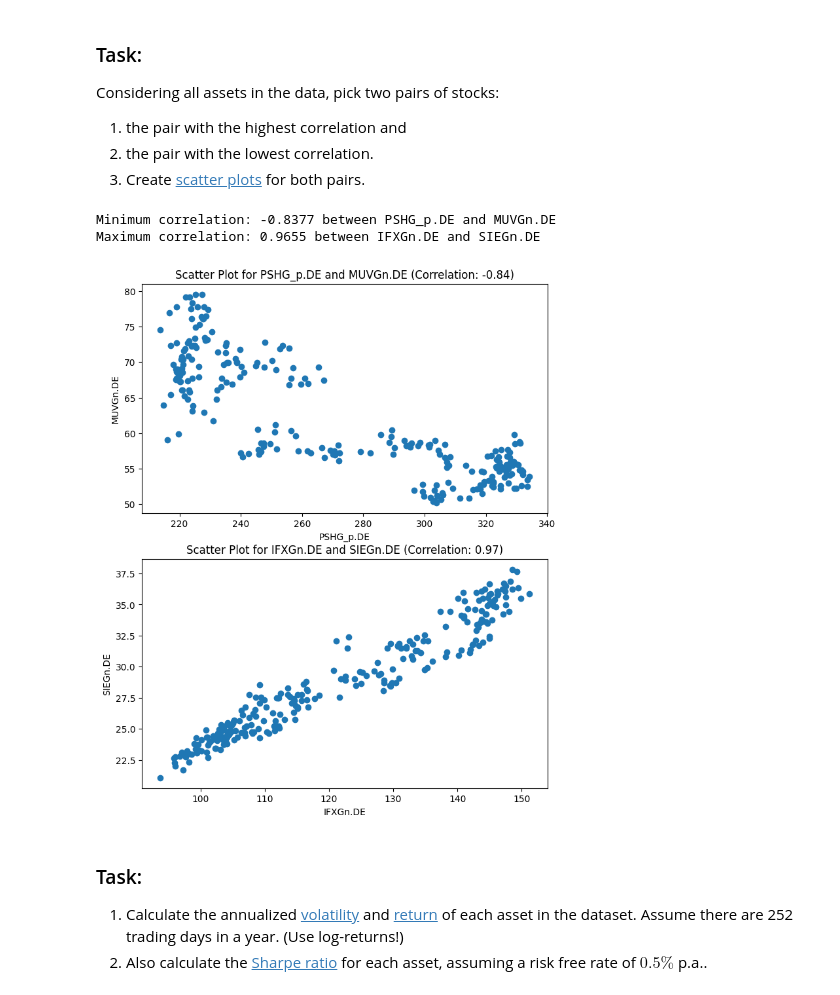
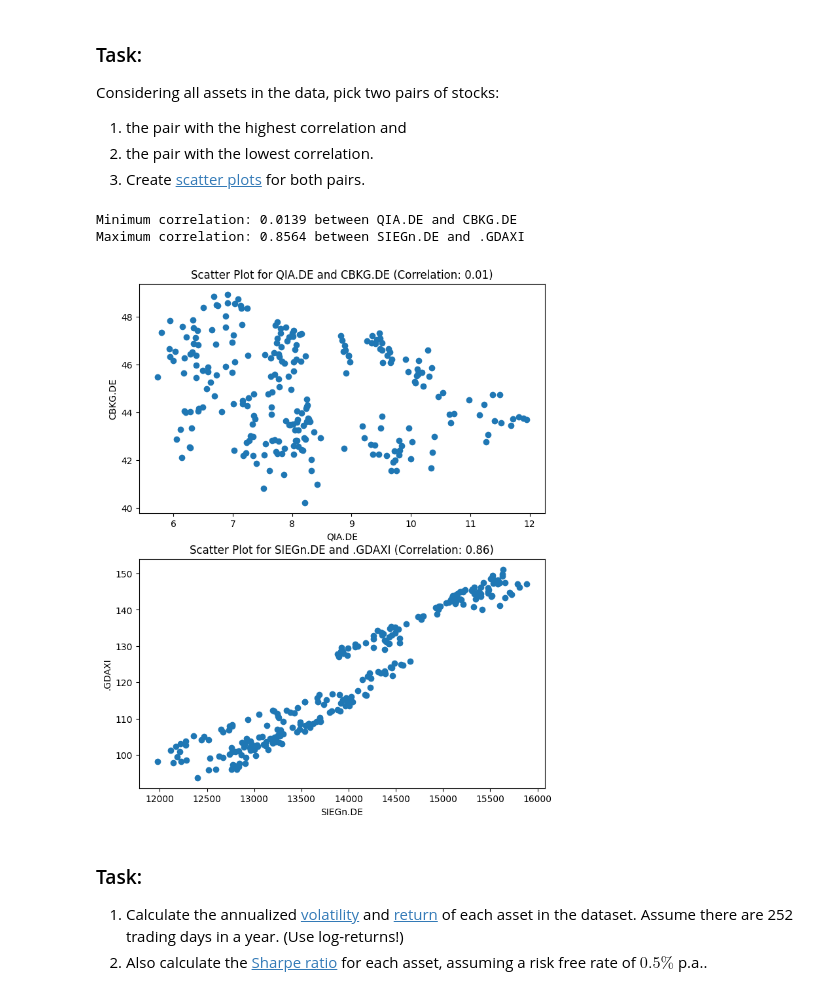
Before and after one commit to iwh-halle/fdap-2024-Big-Eric-Blip, a Jupyter notebook: homework/02/02_python.ipynb, the cells around one changed output. Drawn from its saved outputs; the diff is of its cells as text; code cells hidden in the pictures.

Commit message:
Corrected Correlation Tastk

```diff
--- a/homework/02/02_python.ipynb
+++ b/homework/02/02_python.ipynb
@@ -240,7 +240,7 @@ Considering all assets in the data, pick two pairs of stocks:
 2. the pair with the lowest correlation.
 3. Create [scatter plots](https://en.wikipedia.org/wiki/Scatter_plot) for both pairs.
 # %%
-corr_matrix=pd.DataFrame(prices.corr())
+corr_matrix=pd.DataFrame(returns.corr())
 min=1
 min_pos=[]
 max=0
@@ -248,36 +248,36 @@ max_pos=[]
 
 for i in range(len(corr_matrix)):
     for j in range(i+1,len(corr_matrix)):
         if corr_matrix.iloc[i,j]<=min:
             min=corr_matrix.iloc[i,j]
             min_pos=[i,j]
         if corr_matrix.iloc[i,j]>=max:
             max=corr_matrix.iloc[i,j]
             max_pos=[i,j]
 
 
 print(f"Minimum correlation: {min:,.4f} between {corr_matrix.columns[min_pos[1]]} and {corr_matrix.columns[min_pos[0]]}")
 print(f"Maximum correlation: {max:,.4f} between {corr_matrix.columns[max_pos[1]]} and {corr_matrix.columns[max_pos[0]]}")
 
 plt.figure(figsize=(8, 10))
 
 plt.subplot(2,1,1)
 plt.title(f'Scatter Plot for {corr_matrix.columns[min_pos[1]]} and {corr_matrix.columns[min_pos[0]]} (Correlation: {min:.2f})')
 plt.xlabel(corr_matrix.columns[min_pos[1]])
 plt.ylabel(corr_matrix.columns[min_pos[0]])
 plt.scatter(prices[corr_matrix.columns[min_pos[0]]],prices[corr_matrix.columns[min_pos[1]]])
 
 
 plt.subplot(2,1,2)
 plt.title(f'Scatter Plot for {corr_matrix.columns[max_pos[1]]} and {corr_matrix.columns[max_pos[0]]} (Correlation: {max:.2f})')
 plt.xlabel(corr_matrix.columns[max_pos[1]])
 plt.ylabel(corr_matrix.columns[max_pos[0]])
 plt.scatter(prices[corr_matrix.columns[max_pos[0]]],prices[corr_matrix.columns[max_pos[1]]])
 plt.savefig('02_python_min_max_correlated_assets.png')
 # %% [output]
-Minimum correlation: -0.8377 between PSHG_p.DE and MUVGn.DE
-Maximum correlation: 0.9655 between IFXGn.DE and SIEGn.DE
+Minimum correlation: 0.0139 between QIA.DE and CBKG.DE
+Maximum correlation: 0.8564 between SIEGn.DE and .GDAXI
-[figure, old version]
+[figure, new version]
 # %% [markdown]
 ### Task:
 
```
Also changed, not shown: 1 other file.
